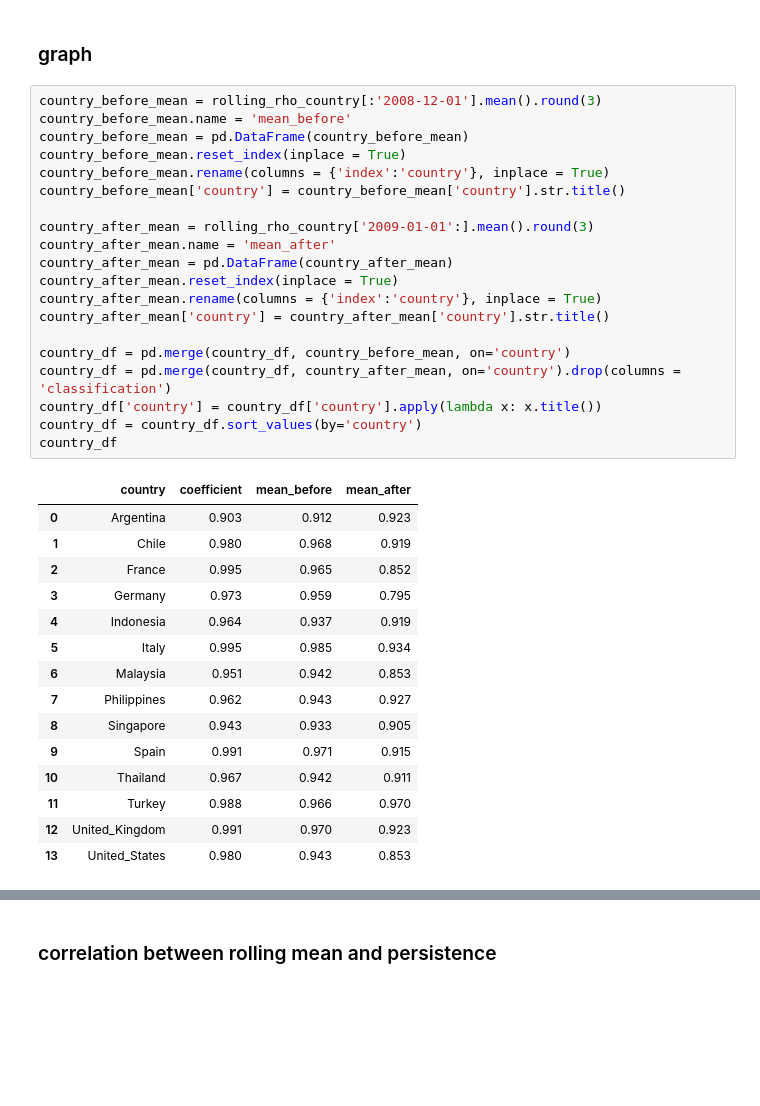
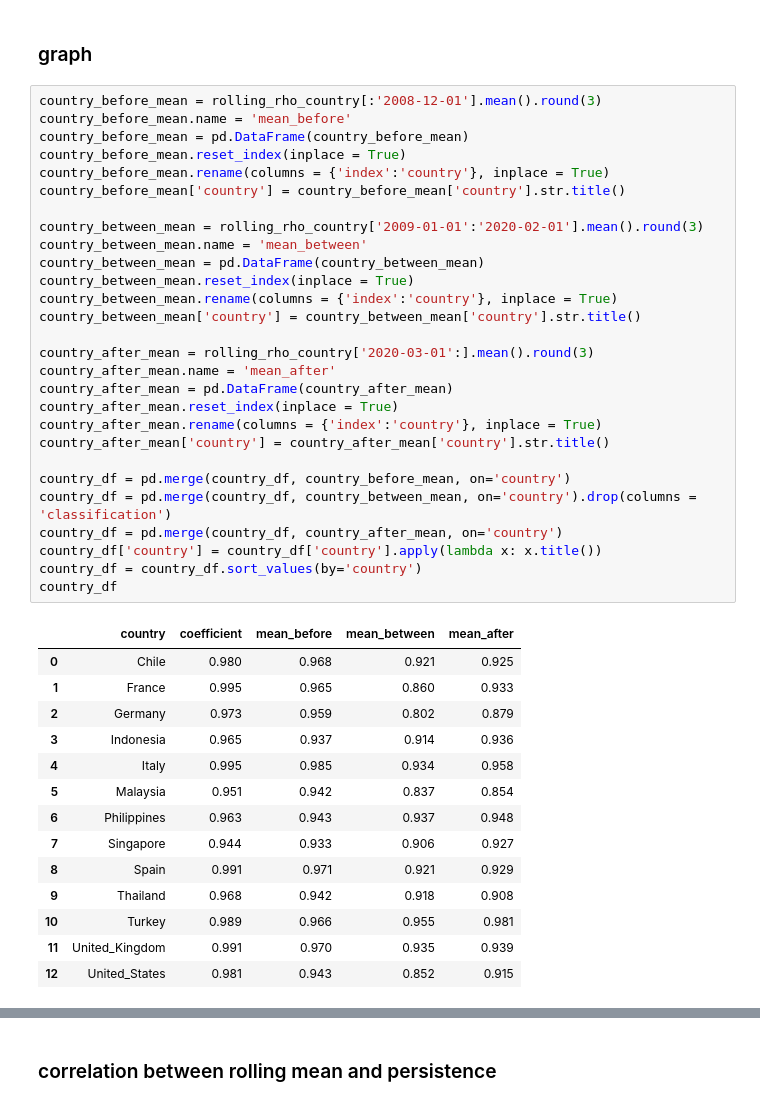
Before and after one commit to ziyun26/msia-inflation-persist, a Jupyter notebook: analysis_country.ipynb, the cells around one changed output, grey strips where cells are left out. Saved outputs shown, nothing was run; the diff lists cells and outputs as text; blank space fills up the shorter version.

```diff
--- a/analysis_country.ipynb
+++ b/analysis_country.ipynb
@@ -143,36 +140,43 @@ for country in headline_inflation_country.columns:
 # %%
 country_before_mean = rolling_rho_country[:'2008-12-01'].mean().round(3)
 country_before_mean.name = 'mean_before'
 country_before_mean = pd.DataFrame(country_before_mean)
 country_before_mean.reset_index(inplace = True)
 country_before_mean.rename(columns = {'index':'country'}, inplace = True)
 country_before_mean['country'] = country_before_mean['country'].str.title()
 
-country_after_mean = rolling_rho_country['2009-01-01':].mean().round(3)
+country_between_mean = rolling_rho_country['2009-01-01':'2020-02-01'].mean().round(3)
+country_between_mean.name = 'mean_between'
+country_between_mean = pd.DataFrame(country_between_mean)
+country_between_mean.reset_index(inplace = True)
+country_between_mean.rename(columns = {'index':'country'}, inplace = True)
+country_between_mean['country'] = country_between_mean['country'].str.title()
+
+country_after_mean = rolling_rho_country['2020-03-01':].mean().round(3)
 country_after_mean.name = 'mean_after'
 country_after_mean = pd.DataFrame(country_after_mean)
 country_after_mean.reset_index(inplace = True)
 country_after_mean.rename(columns = {'index':'country'}, inplace = True)
 country_after_mean['country'] = country_after_mean['country'].str.title()
 
 country_df = pd.merge(country_df, country_before_mean, on='country')
-country_df = pd.merge(country_df, country_after_mean, on='country').drop(columns = 'classification')
+country_df = pd.merge(country_df, country_between_mean, on='country').drop(columns = 'classification')
+country_df = pd.merge(country_df, country_after_mean, on='country')
 country_df['country'] = country_df['country'].apply(lambda x: x.title())
 country_df = country_df.sort_values(by='country')
 country_df
 # %% [output]
-|  | country | coefficient | mean_before | mean_after |
-| 0 | Argentina | 0.903 | 0.912 | 0.923 |
-| 1 | Chile | 0.980 | 0.968 | 0.919 |
-| 2 | France | 0.995 | 0.965 | 0.852 |
-| 3 | Germany | 0.973 | 0.959 | 0.795 |
-| 4 | Indonesia | 0.964 | 0.937 | 0.919 |
-| 5 | Italy | 0.995 | 0.985 | 0.934 |
-| 6 | Malaysia | 0.951 | 0.942 | 0.853 |
-| 7 | Philippines | 0.962 | 0.943 | 0.927 |
-| 8 | Singapore | 0.943 | 0.933 | 0.905 |
-| 9 | Spain | 0.991 | 0.971 | 0.915 |
-| 10 | Thailand | 0.967 | 0.942 | 0.911 |
-| 11 | Turkey | 0.988 | 0.966 | 0.970 |
-| 12 | United_Kingdom | 0.991 | 0.970 | 0.923 |
-| 13 | United_States | 0.980 | 0.943 | 0.853 |
+|  | country | coefficient | mean_before | mean_between | mean_after |
+| 0 | Chile | 0.980 | 0.968 | 0.921 | 0.925 |
+| 1 | France | 0.995 | 0.965 | 0.860 | 0.933 |
+| 2 | Germany | 0.973 | 0.959 | 0.802 | 0.879 |
+| 3 | Indonesia | 0.965 | 0.937 | 0.914 | 0.936 |
+| 4 | Italy | 0.995 | 0.985 | 0.934 | 0.958 |
+| 5 | Malaysia | 0.951 | 0.942 | 0.837 | 0.854 |
+| 6 | Philippines | 0.963 | 0.943 | 0.937 | 0.948 |
+| 7 | Singapore | 0.944 | 0.933 | 0.906 | 0.927 |
+| 8 | Spain | 0.991 | 0.971 | 0.921 | 0.929 |
+| 9 | Thailand | 0.968 | 0.942 | 0.918 | 0.908 |
+| 10 | Turkey | 0.989 | 0.966 | 0.955 | 0.981 |
+| 11 | United_Kingdom | 0.991 | 0.970 | 0.935 | 0.939 |
+| 12 | United_States | 0.981 | 0.943 | 0.852 | 0.915 |
```
Also changed, not shown: parts of 8 cells of this notebook, 2 other files.
